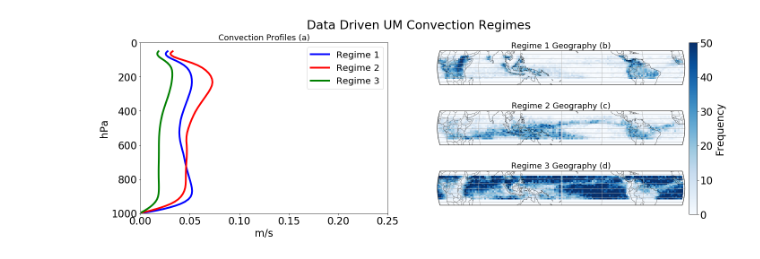
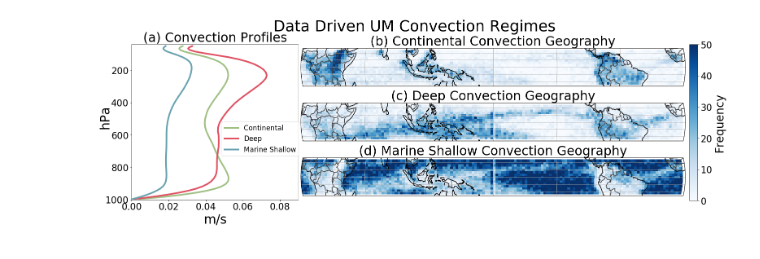
Before and after one commit to gmooers96/Chapter_2_Repo, a Jupyter notebook: Figure_Scripts/Figure_1.ipynb, the cells around one changed output. Cells and saved outputs as stored; diff of their text form; code cells hidden in the pictures.

Commit message:
Main Figure Scripts

```diff
--- a/Figure_Scripts/Figure_1.ipynb
+++ b/Figure_Scripts/Figure_1.ipynb
@@ -95,65 +67,68 @@ labels_3 = np.load("/fast/gmooers/gmooers_git/CBRAIN-CAM/MAPS/DYAMOND_VAEs/Mooer
 # %%
-Group_3_ww_mean_profile_1 = np.load("/fast/gmooers/gmooers_git/CBRAIN-CAM/MAPS/DYAMOND_VAEs/Mooers_Logbook/Compressed_Data/UM_ww_mean_profile_1.npy")
-Group_3_ww_mean_profile_2 = np.load("/fast/gmooers/gmooers_git/CBRAIN-CAM/MAPS/DYAMOND_VAEs/Mooers_Logbook/Compressed_Data/UM_ww_mean_profile_2.npy")
-Group_3_ww_mean_profile_3 = np.load("/fast/gmooers/gmooers_git/CBRAIN-CAM/MAPS/DYAMOND_VAEs/Mooers_Logbook/Compressed_Data/UM_ww_mean_profile_3.npy")
+Group_3_ww_mean_profile_1 = np.load("../compressed_data/UM_ww_mean_profile_1.npy")
+Group_3_ww_mean_profile_2 = np.load("../compressed_data/UM_ww_mean_profile_2.npy")
+Group_3_ww_mean_profile_3 = np.load("../compressed_data/UM_ww_mean_profile_3.npy")
 
-Group_3_lat_lon_map_counter_1 = np.load("/fast/gmooers/gmooers_git/CBRAIN-CAM/MAPS/DYAMOND_VAEs/Mooers_Logbook/Compressed_Data/UM_lat_lon_map_counter_1.npy")
-Group_3_lat_lon_map_counter_2 = np.load("/fast/gmooers/gmooers_git/CBRAIN-CAM/MAPS/DYAMOND_VAEs/Mooers_Logbook/Compressed_Data/UM_lat_lon_map_counter_2.npy")
-Group_3_lat_lon_map_counter_3 = np.load("/fast/gmooers/gmooers_git/CBRAIN-CAM/MAPS/DYAMOND_VAEs/Mooers_Logbook/Compressed_Data/UM_lat_lon_map_counter_3.npy")
+Group_3_lat_lon_map_counter_1 = np.load("../compressed_data/UM_lat_lon_map_counter_1.npy")[3:-3]
+Group_3_lat_lon_map_counter_2 = np.load("../compressed_data/UM_lat_lon_map_counter_2.npy")[3:-3]
+Group_3_lat_lon_map_counter_3 = np.load("../compressed_data/UM_lat_lon_map_counter_3.npy")[3:-3]
+
+UM_P = np.load("../compressed_data/Mean_Raw_Small_Unscaled_UM_P_Test.npy")
-# %%
-UM_P = np.load("/DFS-L/DATA/pritchard/gmooers/Finished_DYAMOND/DYAMOND/UM/Raw_Small_Unscaled_UM_P_Test.npy", mmap_mode="r")/100.
-IFS_P = np.mean(np.mean(UM_P, axis=2), axis=0)
 # %%
-fig, ax = plt.subplots(3,2,figsize=(25,7),subplot_kw={'projection':ccrs.Robinson(central_longitude=180)})
-gs=GridSpec(3,2)
+fig, ax = plt.subplots(3,2,figsize=(28,7),subplot_kw={'projection':ccrs.Robinson(central_longitude=180)},  gridspec_kw={'width_ratios': [1, 3]})
+gs=GridSpec(1,3)
 
+fz = 25
 ax1=fig.add_subplot(gs[:,0])
-ax1.plot(Group_3_ww_mean_profile_1, IFS_P, c="blue", label="Regime 1")
-ax1.plot(Group_3_ww_mean_profile_2, IFS_P, c="red", label="Regime 2")
-ax1.plot(Group_3_ww_mean_profile_3, IFS_P, c="green", label="Regime 3")
-ax1.set_xlim(0,0.6)
+ax1.plot(Group_3_ww_mean_profile_1, UM_P, c="#A1C084", label="Continental")
+ax1.plot(Group_3_ww_mean_profile_2, UM_P, c="#E05263", label="Deep")
+ax1.plot(Group_3_ww_mean_profile_3, UM_P, c="#69A2B0", label="Marine Shallow")
+ax1.set_xlim(0,0.09)
 ax1.set_ylim(ax1.get_ylim()[::-1])
-ax1.set_title("Convection Profiles (a)", fontsize = 0.8*fz)
-ax1.legend(fontsize=fz*0.9)
-ax1.set_xlim(0,0.25)
-ax1.set_ylim(1000,0)
-ax1.set_xlabel("m/s")
-ax1.set_ylabel("hPa")
+ax1.set_title("(a) Convection Profiles", fontsize = 1.25*fz)
+ax1.legend(loc=(0.54, 0.28), prop={'size': 17})
+ax1.set_xlim(0,0.09)
+ax1.set_ylim(1000,40)
+ax1.yaxis.set_label_coords(-0.12,0.53)
+ax1.set_xlabel("m/s", fontsize = fz*1.25)
+ax1.set_ylabel("hPa", fontsize = fz*1.25)
 
 vmin=0
 vmax=50
 
-contour_plot = ax[0,1].pcolormesh(new_lons, new_lats, Group_3_lat_lon_map_counter_1, cmap="Blues", transform=ccrs.PlateCarree(), vmin=vmin, vmax = vmax)
-ax[0,1].coastlines(linewidth=0.5,edgecolor='0.25')
+cmap = ListedColormap(sns.color_palette("BuPu"))
+
+contour_plot = ax[0,1].pcolormesh(new_lons, new_lats, Group_3_lat_lon_map_counter_1, cmap="Blues", transform=ccrs.PlateCarree(), rasterized=True, vmin=vmin, vmax = vmax)
+ax[0,1].coastlines(linewidth=1.6,edgecolor='0.25')
 ax[0,1].gridlines()
-ax[0,1].add_feature(cfeature.BORDERS,linewidth=0.5,edgecolor='0.25')
-ax[0,1].set_title("Regime 1 Geography (b)", fontsize = 0.8*fz)
+ax[0,1].add_feature(cfeature.BORDERS,linewidth=1.6,edgecolor='0.25')
+ax[0,1].set_title("(b) Continental Convection Geography", fontsize = 1.25*fz)
 
-contour_plot = ax[1,1].pcolormesh(new_lons, new_lats, Group_3_lat_lon_map_counter_2, cmap="Blues", transform=ccrs.PlateCarree(), vmin=vmin, vmax = vmax)
-ax[1,1].coastlines(linewidth=0.5,edgecolor='0.25')
+contour_plot = ax[1,1].pcolormesh(new_lons, new_lats, Group_3_lat_lon_map_counter_2, cmap="Blues", transform=ccrs.PlateCarree(), rasterized=True, vmin=vmin, vmax = vmax)
+ax[1,1].coastlines(linewidth=1.6,edgecolor='0.25')
 ax[1,1].gridlines()
-ax[1,1].add_feature(cfeature.BORDERS,linewidth=0.5,edgecolor='0.25')
-ax[1,1].set_title("Regime 2 Geography (c)", fontsize = 0.8*fz)
+ax[1,1].add_feature(cfeature.BORDERS,linewidth=1.6,edgecolor='0.25')
+ax[1,1].set_title("(c) Deep Convection Geography", fontsize = 1.25*fz)
 
-contour_plot = ax[2,1].pcolormesh(new_lons, new_lats, Group_3_lat_lon_map_counter_3, cmap="Blues", transform=ccrs.PlateCarree(), vmin=vmin, vmax = vmax)
-ax[2,1].coastlines(linewidth=0.5,edgecolor='0.25')
+contour_plot = ax[2,1].pcolormesh(new_lons, new_lats, Group_3_lat_lon_map_counter_3, cmap="Blues", transform=ccrs.PlateCarree(), rasterized=True, vmin=vmin, vmax = vmax)
+ax[2,1].coastlines(linewidth=1.6,edgecolor='0.25')
 ax[2,1].gridlines()
-ax[2,1].add_feature(cfeature.BORDERS,linewidth=0.5,edgecolor='0.25')
-ax[2,1].set_title("Regime 3 Geography (d)", fontsize = 0.8*fz)
+ax[2,1].add_feature(cfeature.BORDERS,linewidth=1.6,edgecolor='0.25')
+ax[2,1].set_title("(d) Marine Shallow Convection Geography", fontsize = 1.25*fz)
 
 fig.subplots_adjust(right=0.8)
 cbar_ax = fig.add_axes([0.805, 0.12, 0.01, 0.76])
-fig.colorbar(contour_plot, label="Frequency", cax=cbar_ax)
-plt.suptitle("Data Driven UM Convection Regimes", y = 0.98, x=0.47)
-plt.subplots_adjust(wspace=0.01)
+fig.colorbar(contour_plot, cax=cbar_ax).set_label(label='Frequency', size=1.1*fz)
+
+plt.suptitle("Data Driven UM Convection Regimes",fontsize = fz*1.5, y = 1.0, x=0.47)
 
 fig.delaxes(ax[0,0])
 fig.delaxes(ax[1,0])
 fig.delaxes(ax[2,0])
 
-plt.subplots_adjust(wspace=0.2, hspace=0.2)
-plt.savefig("../Figures/Figure_1.png", bbox_inches='tight',pad_inches = 0)
-plt.savefig("../Figures/Figure_1.pdf", bbox_inches='tight',pad_inches = 0)
+plt.subplots_adjust(wspace=0.16)
+plt.savefig("../Figures/Figure_1.png", bbox_inches='tight',pad_inches = 0.02)
+plt.savefig("../Figures/Figure_1.pdf", bbox_inches='tight',pad_inches = 0.02)
 # %% [output]
 findfont: Font family ['serif'] not found. Falling back to DejaVu Sans.
 findfont: Font family ['serif'] not found. Falling back to DejaVu Sans.
@@ -162 +138 @@ findfont: Font family ['serif'] not found. Falling back to DejaVu Sans.
-[figure, old version]
+[figure, new version]
```
Also changed, not shown: parts of 9 cells of this notebook, 2 other files.
